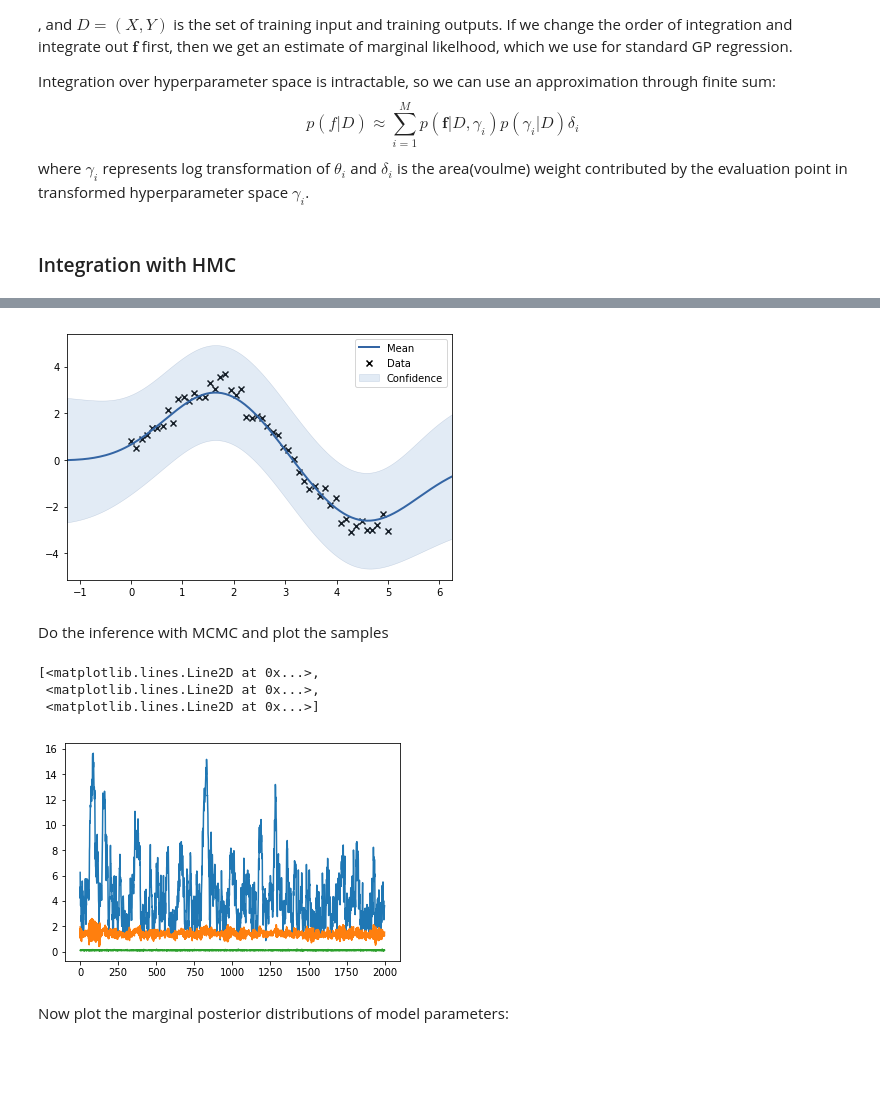
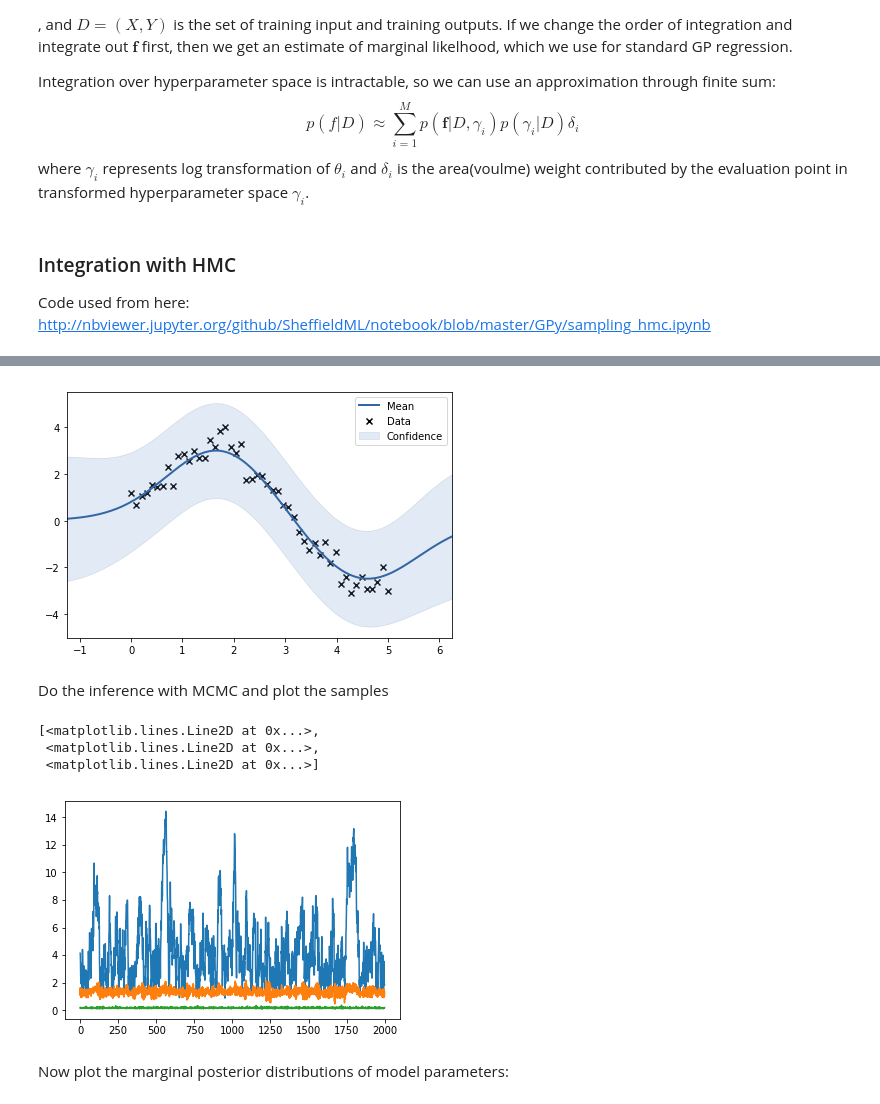
Before and after one commit to adhaka/notebook_gallery, a Jupyter notebook: practice/ccd/Model-Selection.ipynb, the cells around one changed output, grey strips where cells are left out. Saved outputs shown, nothing was run; the diff lists cells and outputs as text; code cells hidden in the pictures; blank space fills up the shorter version.

```diff
--- a/practice/ccd/Model-Selection.ipynb
+++ b/practice/ccd/Model-Selection.ipynb
@@ -56,7 +56,7 @@ We will perform ML inference first, followed by MAP inference and then finally i
 Select input data and make a simple GP Regression model
 # %%
 X = np.linspace(0,5,50)[:,None]
-Y = np.sin(X)*3 + np.random.randn(*X.shape)*0.3
+Y = np.sin(X)*3 + np.random.randn(*X.shape)*0.4 + 0.1
 # %% [markdown]
 Set kernel, likelihood and inference objects as RBF, Gaussian and Laplace respectively - standard GP Regression
 # %%
@@ -98,5 +98,5 @@ gaussian_prior2 = GPy.priors.Gaussian(1.5, 1.0)
 gamma_prior1 = GPy.priors.Gamma.from_EV(1.5, 0.2)
 gamma_prior2 = GPy.priors.Gamma.from_EV(1.5, 0.7)
 # very general prior- non informative ..
-gamma_prior3 = GPy.priors.Gamma.from_EV(1.0, 2.)
+gamma_prior3 = GPy.priors.Gamma.from_EV(1.0, 6.)
 # %%
@@ -188,12 +190,14 @@ where $f$ is the vector of latent values, Z is the normalization constant given
 Integration over hyperparameter space is intractable, so we can use an approximation through finite sum:
  $$  p(f|D) \approx \sum_{i=1}^{M} p(\textbf{f}|D, \gamma_{i}) p(\gamma_{i}|D) \delta_{i}  $$
  where $\gamma_{i}$ represents log transformation of $\theta_{i}$ and $\delta_{i}$ is the area(voulme) weight contributed by the evaluation point in transformed hyperparameter space $\gamma_{i}$.
-# %% [markdown]
-### Integration with HMC
+# %% [markdown]
+### Integration with HMC
+
+Code used from here: http://nbviewer.jupyter.org/github/SheffieldML/notebook/blob/master/GPy/sampling_hmc.ipynb
 # %%
 m_hmc = GPy.core.GP(X, Y,  k.copy(), lik.copy(), inference_method=laplace)
 # %%
-m_hmc.unconstrain()
+# m_hmc.unconstrain()
 m_hmc.kern.lengthscale.set_prior(gamma_prior3)
 m_hmc.kern.variance.set_prior(gamma_prior3)
 m_hmc.likelihood.variance.set_prior(gamma_prior3)
@@ -202,4 +209,4 @@ _=m_hmc.plot()
-[figure, old version]
+[figure, new version]
 # %% [markdown]
 Do the inference with MCMC and plot the samples
 # %%
@@ -213,7 +220,7 @@ plot(s)
 [<matplotlib.lines.Line2D at 0x...>,
  <matplotlib.lines.Line2D at 0x...>,
  <matplotlib.lines.Line2D at 0x...>]
-[figure, old version]
+[figure, new version]
 # %% [markdown]
 Now plot the marginal posterior distributions of model parameters:
 # %%
```
Also changed, not shown: parts of 45 cells of this notebook.
